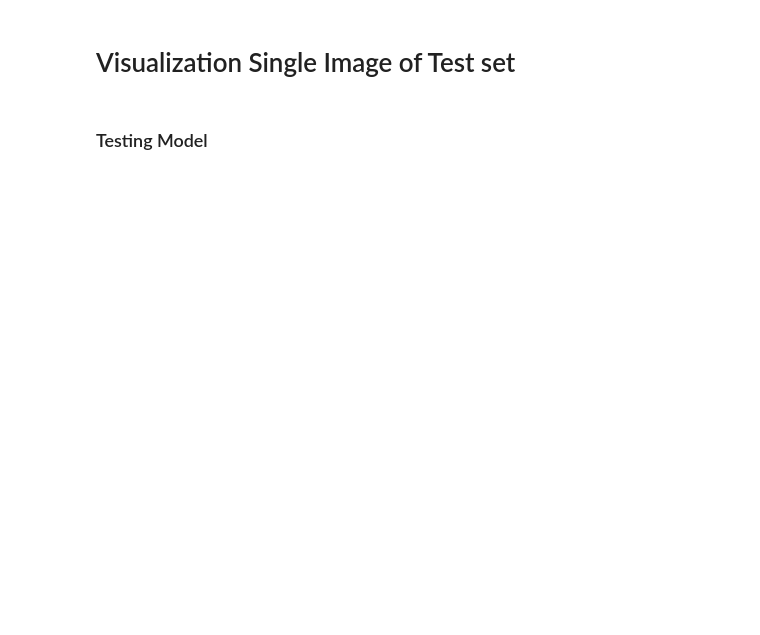
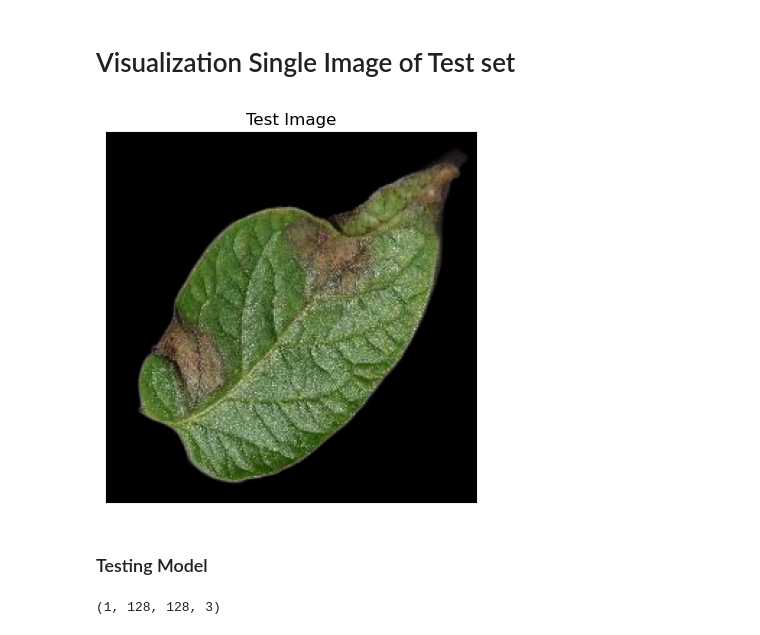
Before and after one commit to varadnb18/SIH-Project, a Jupyter notebook: MLModel/Potato crop disease.ipynb, the cells around one changed output. Cells and saved outputs as stored; diff of their text form; code cells hidden in the pictures; blank space fills up the shorter version.

```diff
--- a/MLModel/Potato crop disease.ipynb
+++ b/MLModel/Potato crop disease.ipynb
@@ -289,17 +332,19 @@ plt.show()
 # %%
 import cv2
 import matplotlib.pyplot as plt
 
-image_path = r"Tomato_Dataset\Plant_Diseases\valid\Tomato___healthy\ed6f80a2-c69f-4d33-ad3d-ef2186aa1db1___RS_HL 9669.jpg"
+image_path = r"F:\SIH-2024\train\train_late\image_31_no_bg.png"
 
 img = cv2.imread(image_path)
 img = cv2.cvtColor(img, cv2.COLOR_BGR2RGB)
 
 plt.imshow(img)
 plt.title("Test Image")
 plt.xticks([])
 plt.yticks([])
 plt.show()
+# %% [output]
+[figure, added]
 # %% [markdown]
 ### Testing Model
 # %%
@@ -311,6 +356,8 @@ input_arr = tf.keras.preprocessing.image.img_to_array(image)
 input_arr = np.array([input_arr])
 
 print(input_arr.shape)
+# %% [output]
+(1, 128, 128, 3)
 # %%
 prediction = model.predict(input_arr)
 prediction,prediction.shape
```
Also changed, not shown: parts of 13 cells of this notebook.
